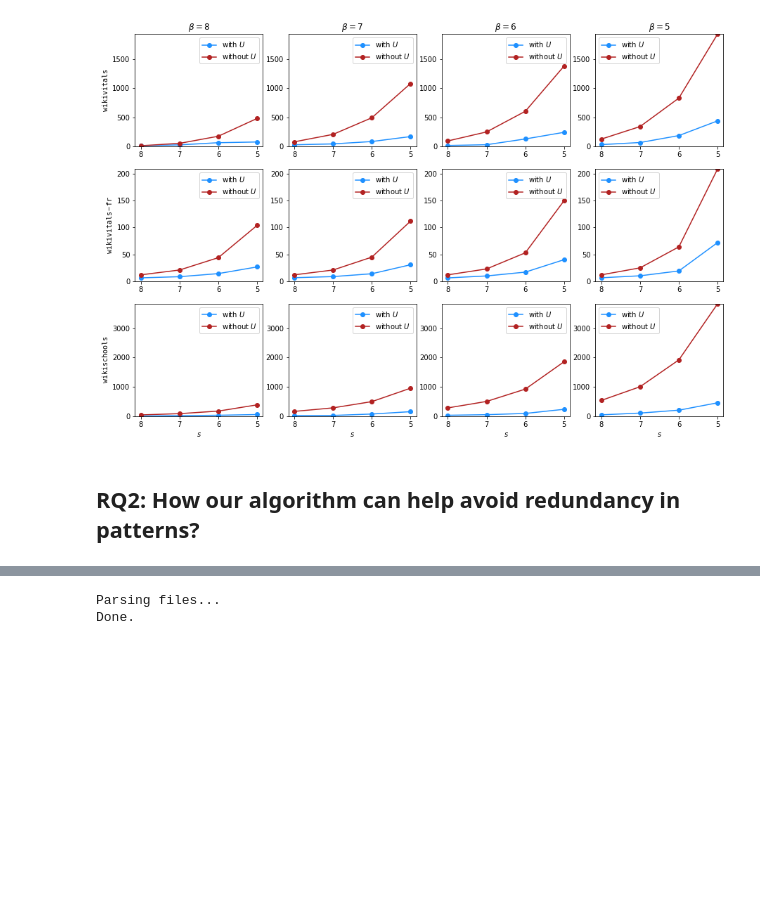
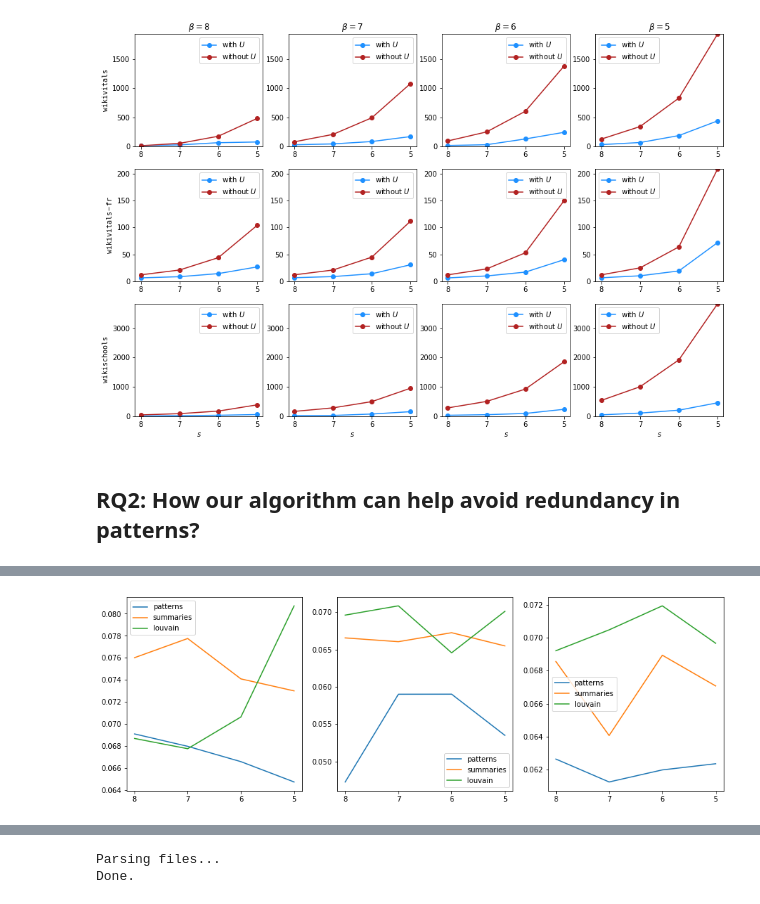
Before and after one commit to Co-MEG/CoMEG, a Jupyter notebook: notebooks/pattern_analysis.ipynb, the cells around one changed output, grey strips where cells are left out. Drawn from its saved outputs; the diff is of its cells as text; code cells hidden in the pictures; blank space fills up the shorter version.

```diff
--- a/notebooks/pattern_analysis.ipynb
+++ b/notebooks/pattern_analysis.ipynb
@@ -322,0 +617,17 @@ The PostScript backend does not support transparency; partially transparent arti
+# %%
+# Embedding dimension = 50
+fig, ax = plt.subplots(1, len(datasets), figsize=(15, 5))
+
+for d, dataset in enumerate(datasets):
+
+    vals_concepts = [avgs.get(dataset).get(int(b)).get(5).get('concepts')[0] for b in betas]
+    vals_summarized = [avgs.get(dataset).get(int(b)).get(5).get('summarized')[0] for b in betas]
+    vals_louvain = [avgs.get(dataset).get(int(b)).get(5).get('louvain')[0] for b in betas]
+
+    ax[d].plot(vals_concepts, label='patterns')
+    ax[d].plot(vals_summarized, label='summaries')
+    ax[d].plot(vals_louvain, label='louvain')
+    ax[d].set_xticks(np.arange(0, len(betas)), labels=ticks_labels)
+    ax[d].legend()
+# %% [output]
+[figure, added]
```
Also changed, not shown: parts of 25 cells of this notebook.
